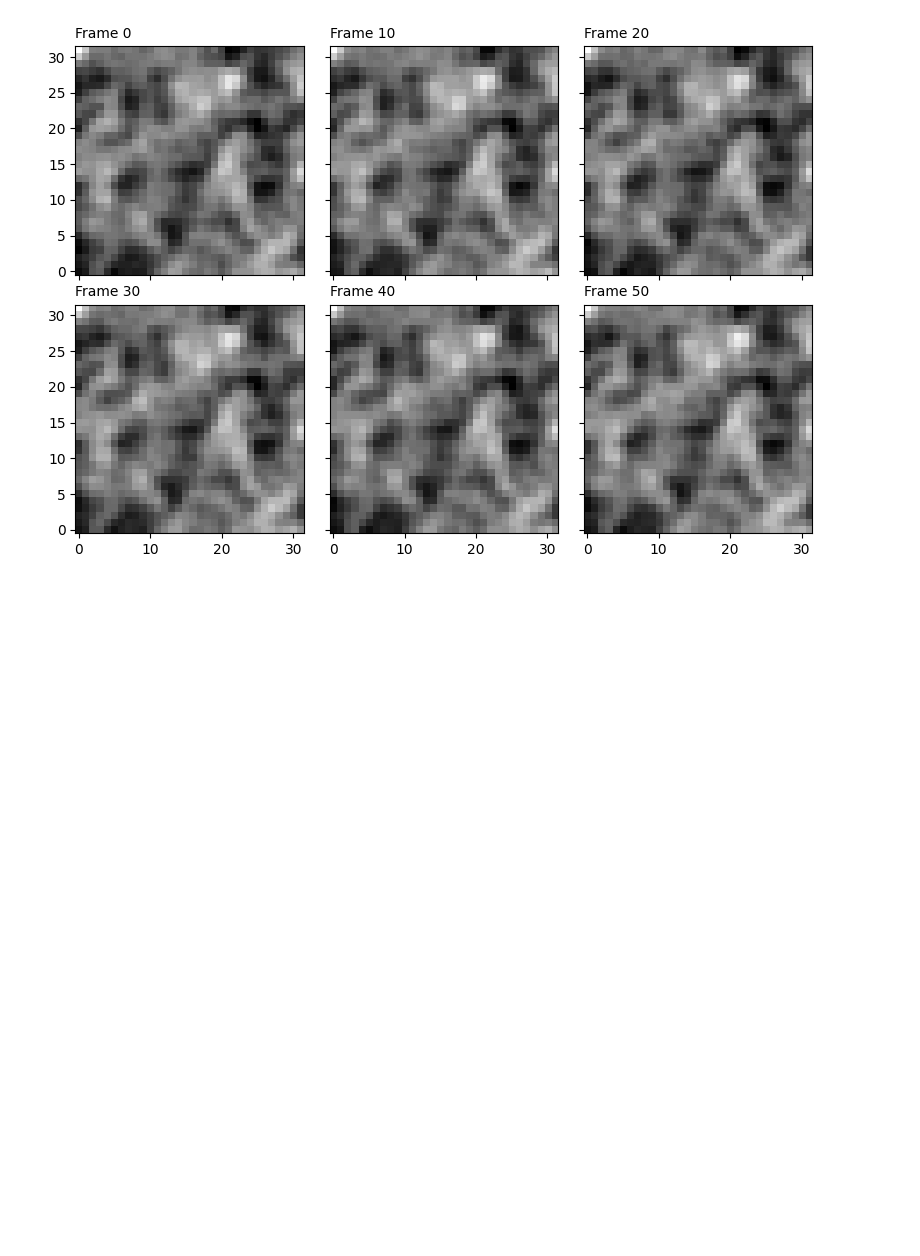
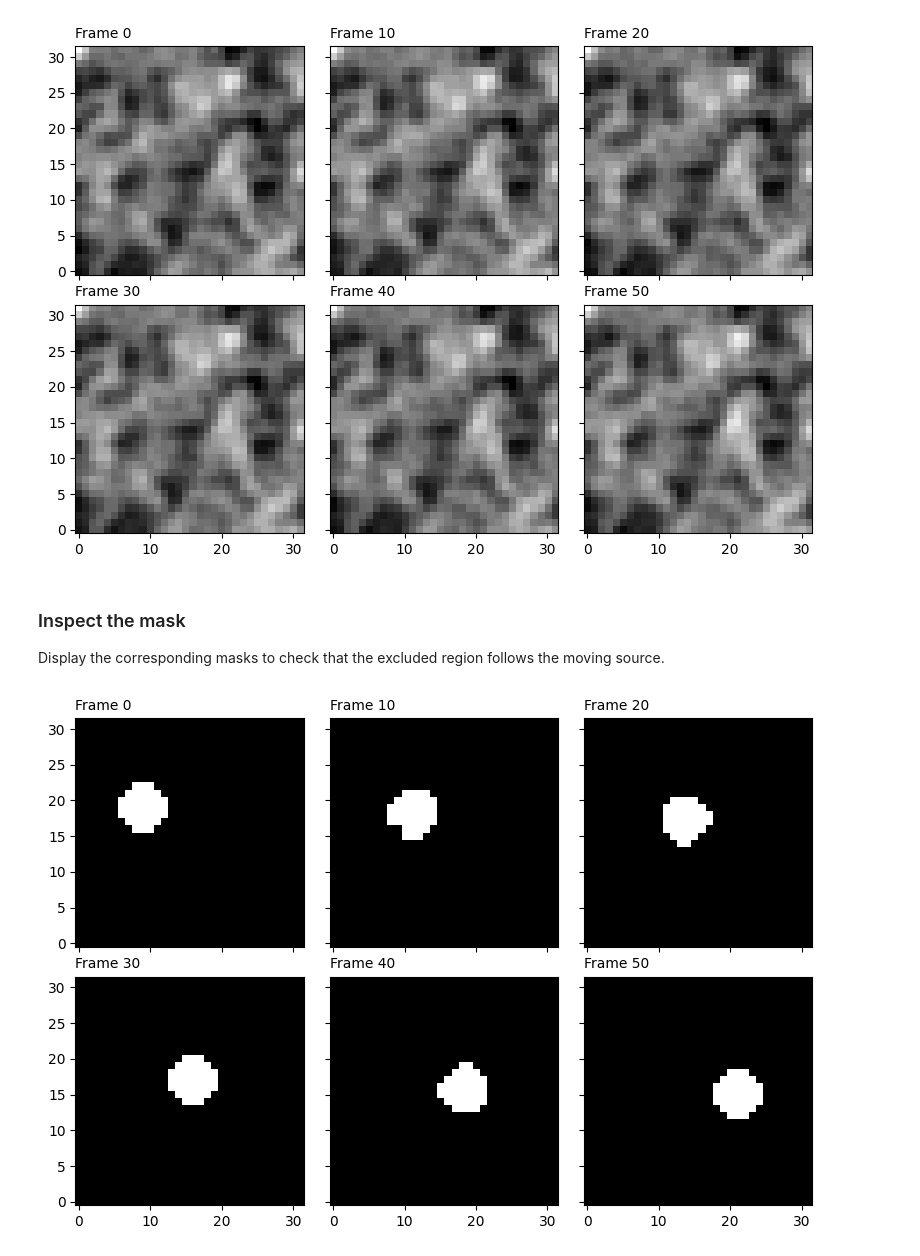
Before and after one commit to astronasutarou/comicsnet, a Jupyter notebook: notebook/tutorial_demo_frame.ipynb, the cells around one changed output. Drawn from its saved outputs; the diff is of its cells as text; code cells hidden in the pictures; blank space fills up the shorter version.

Commit message:
add MASK HDU in demo.fits

```diff
--- a/notebook/tutorial_demo_frame.ipynb
+++ b/notebook/tutorial_demo_frame.ipynb
@@ -42,14 +92,20 @@ def offset(x, y):
 # %%
 rng = np.random.default_rng(1)
 data = np.zeros((nz, ny, nx))
+mask = np.zeros((nz, ny, nx))
 signal = 1000.0
 pscale = 1000.0
-x = 5.0 + 20.0 * np.linspace(0, 1, nz)
-y = 20.0 - 3.0 * np.linspace(0, 1, nz)
+x = 10.0 + 30.0 * np.linspace(0, 1, nz)
+y = 20.0 - 10.0 * np.linspace(0, 1, nz)
 
 poisson = lambda x: rng.poisson(pscale * x) / pscale
 
 for n in range(nz):
-  data[n] = poisson(const) + flat * poisson(flux[n] + signal * offset(x[n], y[n]))
+  data[n] = (
+    poisson(const)
+    + flat * poisson(flux[n] + signal * offset(star, x[n], y[n]))
+  )
+  mask[n] = np.round(offset(disk, x[n], y[n])).astype(bool)
 
 data = np.array(data)
+mask = np.array(mask)
@@ -64,3 +125,19 @@ fig.tight_layout()
 plt.show()
 # %% [output]
 [figure]
+# %% [markdown]
+### Inspect the mask
+
+Display the corresponding masks to check that the excluded region
+follows the moving source.
+# %%
+fig, axes = plt.subplots(2, 3, figsize=(8, 5.5), sharex=True, sharey=True)
+
+for n, ax in enumerate(axes.flatten()):
+  ax.imshow(mask[n * 10], cmap='gray')
+  ax.set_title(f'Frame {n * 10}', fontsize=10, loc='left')
+
+fig.tight_layout()
+plt.show()
+# %% [output]
+[figure, added]
```
Also changed, not shown: parts of 11 cells of this notebook.
